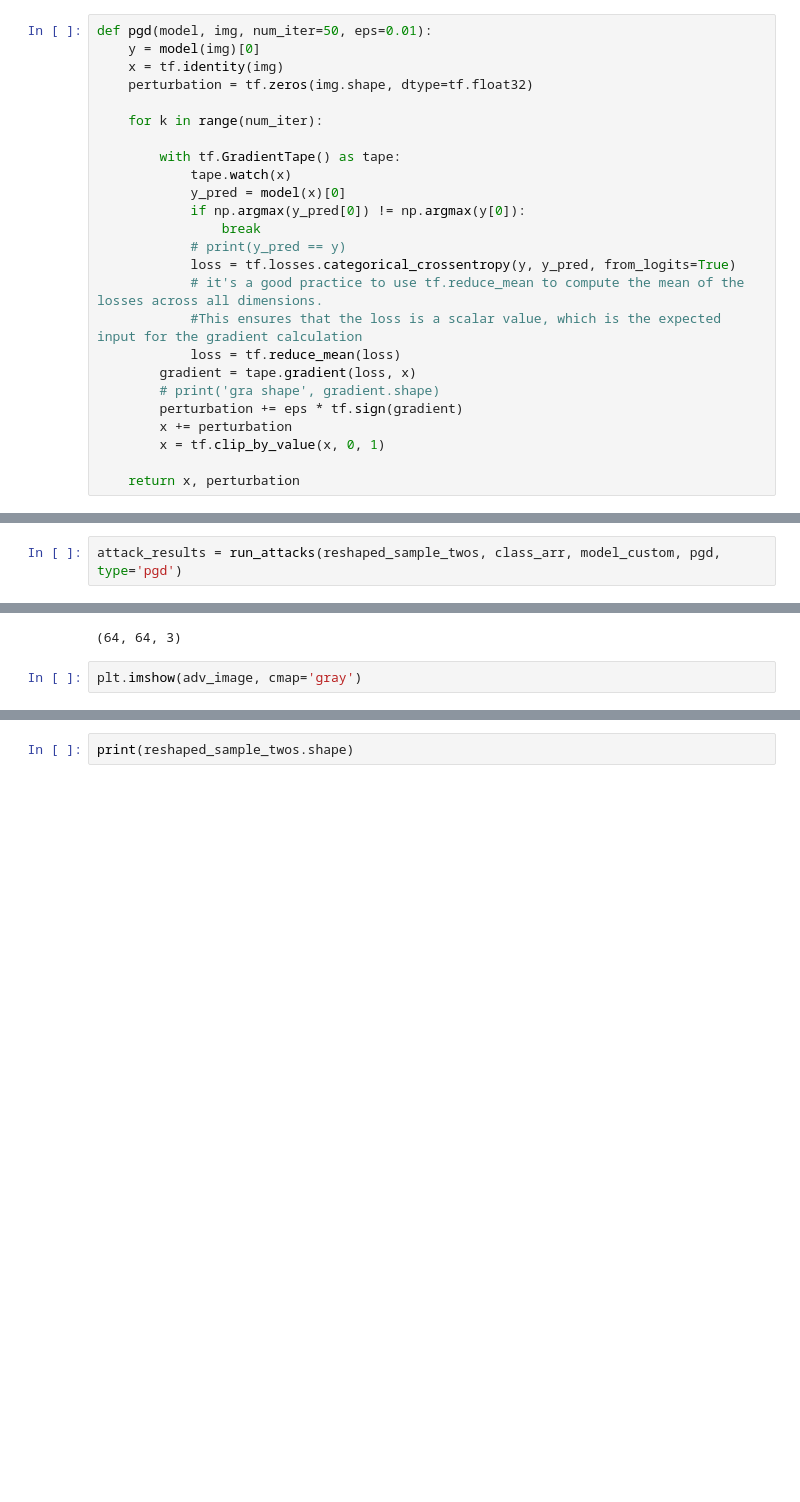
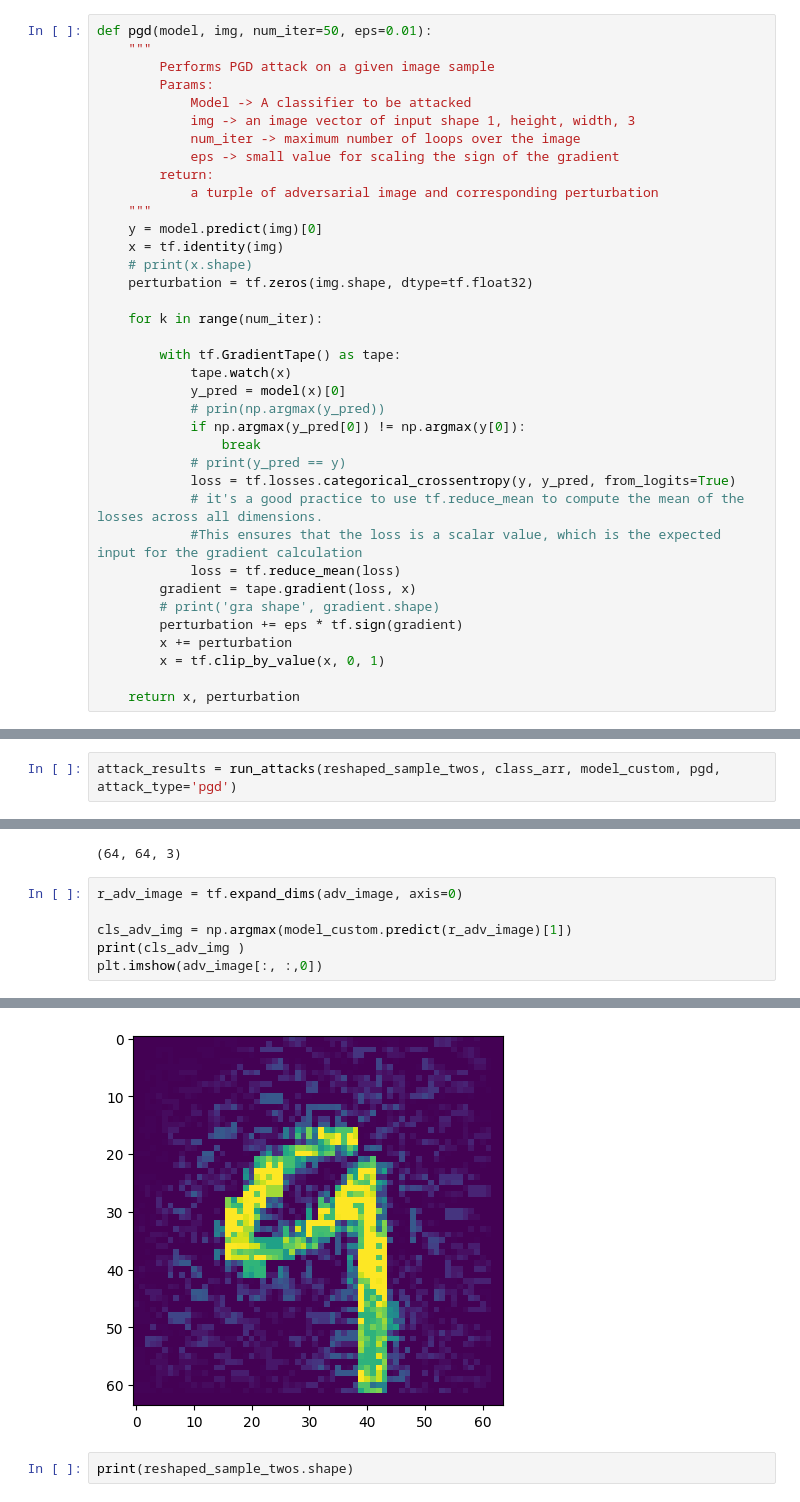
Before and after one commit to prysykes/adversarialAttacks23, a Jupyter notebook: PGD.ipynb, the cells around one changed output, grey strips where cells are left out. Drawn from its saved outputs; the diff is of its cells as text; blank space fills up the shorter version.

```diff
--- a/PGD.ipynb
+++ b/PGD.ipynb
@@ -407,8 +484,19 @@ tf.Tensor(3, shape=(), dtype=uint8)
 num_iter, eps = 50, 0.01
 # %%
 def pgd(model, img, num_iter=50, eps=0.01):
-    y = model(img)[0]
+    """
+        Performs PGD attack on a given image sample
+        Params:
+            Model -> A classifier to be attacked
+            img -> an image vector of input shape 1, height, width, 3
+            num_iter -> maximum number of loops over the image
+            eps -> small value for scaling the sign of the gradient
+        return:
+            a turple of adversarial image and corresponding perturbation
+    """
+    y = model.predict(img)[0]
     x = tf.identity(img)
+    # print(x.shape)
     perturbation = tf.zeros(img.shape, dtype=tf.float32)
 
     for k in range(num_iter):
@@ -416,6 +504,7 @@ def pgd(model, img, num_iter=50, eps=0.01):
         with tf.GradientTape() as tape:
             tape.watch(x)
             y_pred = model(x)[0]
+            # prin(np.argmax(y_pred))
             if np.argmax(y_pred[0]) != np.argmax(y[0]):
                 break
             # print(y_pred == y)
@@ -470,3 +607,3 @@ def run_attacks(img_arr, class_arr, model, att_func, eps=0.001, type=None):
 # %%
-attack_results = run_attacks(reshaped_sample_twos, class_arr, model_custom, pgd, type='pgd')
+attack_results = run_attacks(reshaped_sample_twos, class_arr, model_custom, pgd, attack_type='pgd')
 # %% [output]
@@ -493,5 +637,9 @@ adv_image.shape
 (1, 64, 64, 3)
 (64, 64, 3)
 # %%
-plt.imshow(adv_image, cmap='gray')
+r_adv_image = tf.expand_dims(adv_image, axis=0)
+
+cls_adv_img = np.argmax(model_custom.predict(r_adv_image)[1])
+print(cls_adv_img )
+plt.imshow(adv_image[:, :,0])
 # %% [output]
@@ -499,3 +649,4 @@ NameError: name 'plt' is not defined
+[figure, added]
 # %%
 print(reshaped_sample_twos.shape)
 # %% [output]
```
Also changed, not shown: parts of 86 cells of this notebook, 6 other files.
